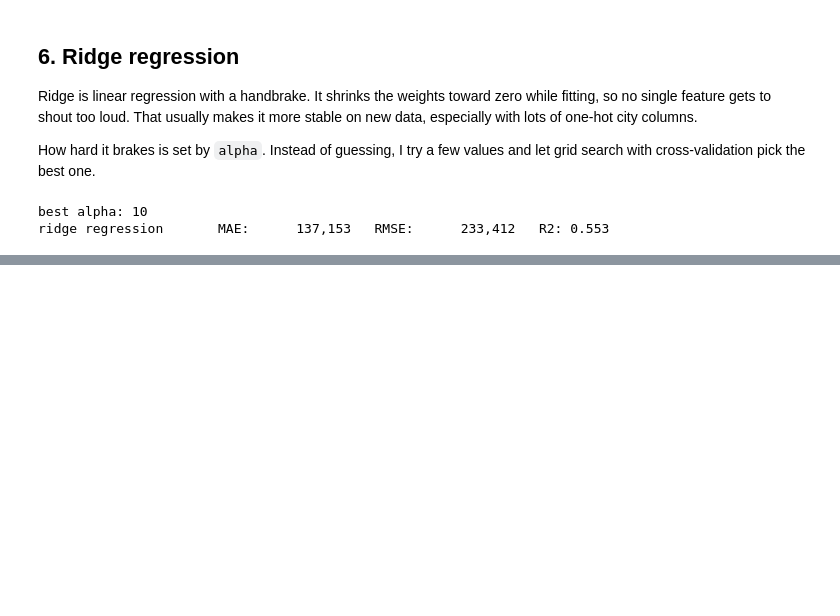
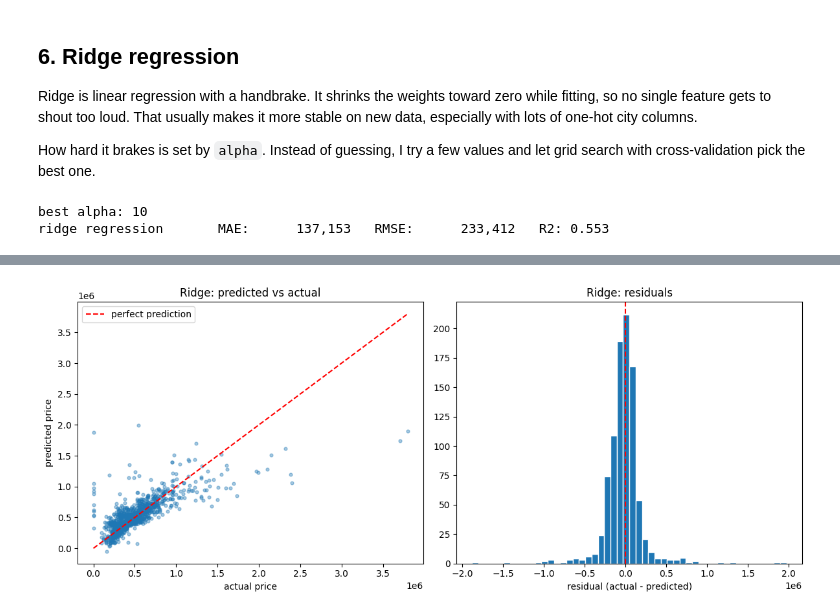
Before and after one commit to divsvash/regression-dsml, a Jupyter notebook: house_price_regression.ipynb, the cells around one changed output, grey strips where cells are left out. Drawn from its saved outputs; the diff is of its cells as text; code cells hidden in the pictures; blank space fills up the shorter version.

Commit message:
compare models with cross-validation and plot errors

```diff
--- a/house_price_regression.ipynb
+++ b/house_price_regression.ipynb
@@ -205,0 +247,21 @@ ridge regression       MAE:      137,153   RMSE:      233,412   R2: 0.553
+# %%
+fig, axes = plt.subplots(1, 2, figsize=(12, 5))
+
+axes[0].scatter(y_test, ridge_pred, alpha=0.4, s=12)
+lims = [0, max(y_test.max(), ridge_pred.max())]
+axes[0].plot(lims, lims, "r--", label="perfect prediction")
+axes[0].set_xlabel("actual price")
+axes[0].set_ylabel("predicted price")
+axes[0].set_title("Ridge: predicted vs actual")
+axes[0].legend()
+
+residuals = y_test - ridge_pred
+axes[1].hist(residuals, bins=50, edgecolor="white")
+axes[1].axvline(0, color="r", linestyle="--")
+axes[1].set_xlabel("residual (actual - predicted)")
+axes[1].set_title("Ridge: residuals")
+
+plt.tight_layout()
+plt.show()
+# %% [output]
+[figure, added]
```
Also changed, not shown: parts of 3 cells of this notebook.
